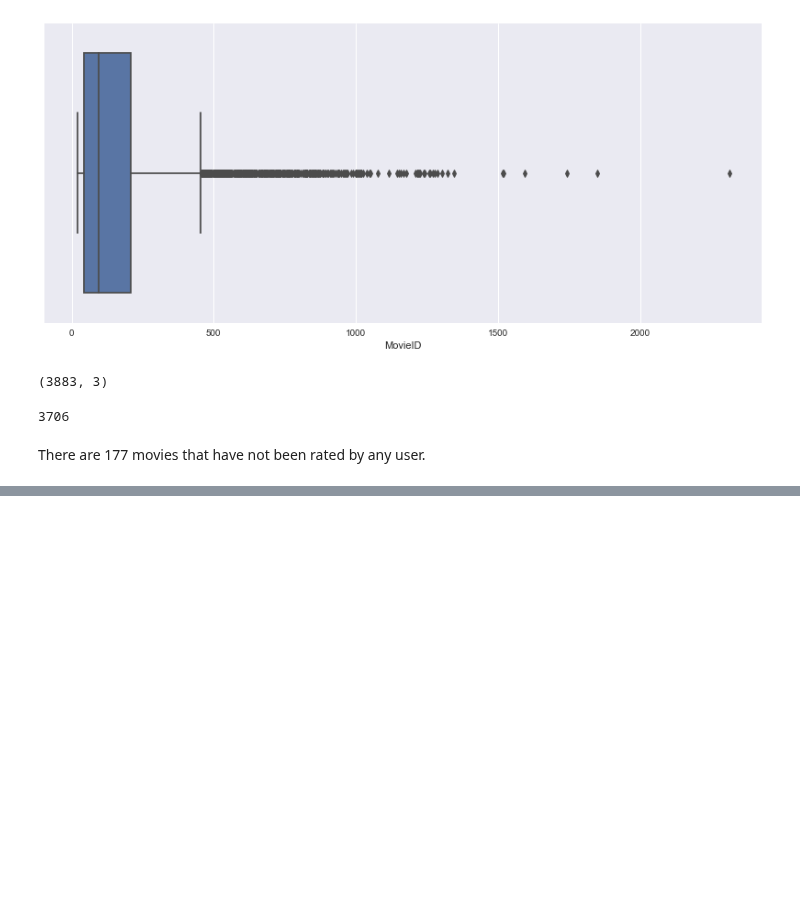
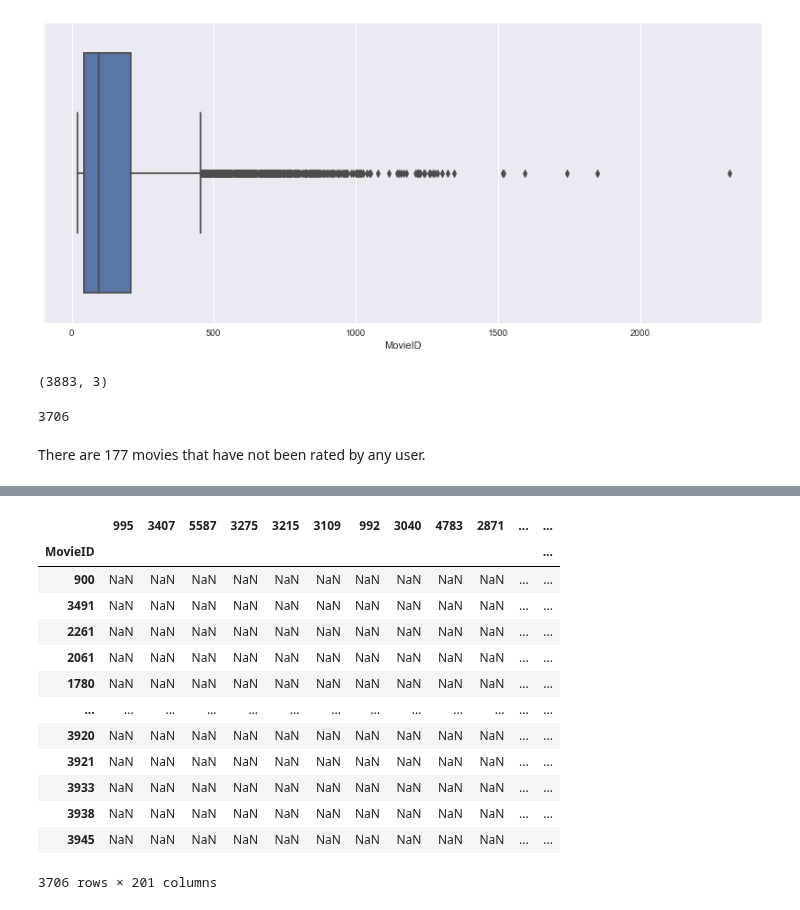
Before and after one commit to SandipSonawane/UIUC-STAT542-Statistical-Learning, a Jupyter notebook: Project 4- Movie Recommendation App/Movie_Recommender.ipynb, the cells around one changed output, grey strips where cells are left out. Saved outputs shown, nothing was run; the diff lists cells and outputs as text; code cells hidden in the pictures; blank space fills up the shorter version.

```diff
--- a/Project 4- Movie Recommendation App/Movie_Recommender.ipynb
+++ b/Project 4- Movie Recommendation App/Movie_Recommender.ipynb
@@ -319,0 +378,3 @@ There are 177 movies that have not been rated by any user.
+# %%
+mat = master_df.pivot_table(index='UserID',columns='MovieID',values='rating_normalized').T
+mat.head()
@@ -319,0 +431,5 @@ There are 177 movies that have not been rated by any user.
+# %%
+correlation_with_user = mat.corrwith(mat.iloc[:, 2])
+corred = pd.DataFrame(correlation_with_user,columns=['Corr'])
+corred.dropna(inplace=True)
+corred.head()
@@ -319,0 +458,24 @@ There are 177 movies that have not been rated by any user.
+# %%
+corred = corred.sort_values('Corr',ascending=False)
+# %%
+pred_df = pd.DataFrame()
+for i in range(100):
+    pred_df[corred.index[i]] = mat.loc[:, corred.index[i]]
+pred_df['mean'] = pred_df.mean(axis=1)
+# %%
+pred_df.sort_values('mean', ascending=False)
+# %% [output]
+|  | 995 | 3407 | 5587 | 3275 | 3215 | 3109 | 992 | 3040 | 4783 | 2871 | ... | ... |
+| MovieID |  |  |  |  |  |  |  |  |  |  |  | ... |
+| 900 | NaN | NaN | NaN | NaN | NaN | NaN | NaN | NaN | NaN | NaN | ... | ... |
+| 3491 | NaN | NaN | NaN | NaN | NaN | NaN | NaN | NaN | NaN | NaN | ... | ... |
+| 2261 | NaN | NaN | NaN | NaN | NaN | NaN | NaN | NaN | NaN | NaN | ... | ... |
+| 2061 | NaN | NaN | NaN | NaN | NaN | NaN | NaN | NaN | NaN | NaN | ... | ... |
+| 1780 | NaN | NaN | NaN | NaN | NaN | NaN | NaN | NaN | NaN | NaN | ... | ... |
+| ... | ... | ... | ... | ... | ... | ... | ... | ... | ... | ... | ... | ... |
+| 3920 | NaN | NaN | NaN | NaN | NaN | NaN | NaN | NaN | NaN | NaN | ... | ... |
+| 3921 | NaN | NaN | NaN | NaN | NaN | NaN | NaN | NaN | NaN | NaN | ... | ... |
+| 3933 | NaN | NaN | NaN | NaN | NaN | NaN | NaN | NaN | NaN | NaN | ... | ... |
+| 3938 | NaN | NaN | NaN | NaN | NaN | NaN | NaN | NaN | NaN | NaN | ... | ... |
+| 3945 | NaN | NaN | NaN | NaN | NaN | NaN | NaN | NaN | NaN | NaN | ... | ... |
+3706 rows × 201 columns
```
Also changed, not shown: parts of 27 cells of this notebook.
